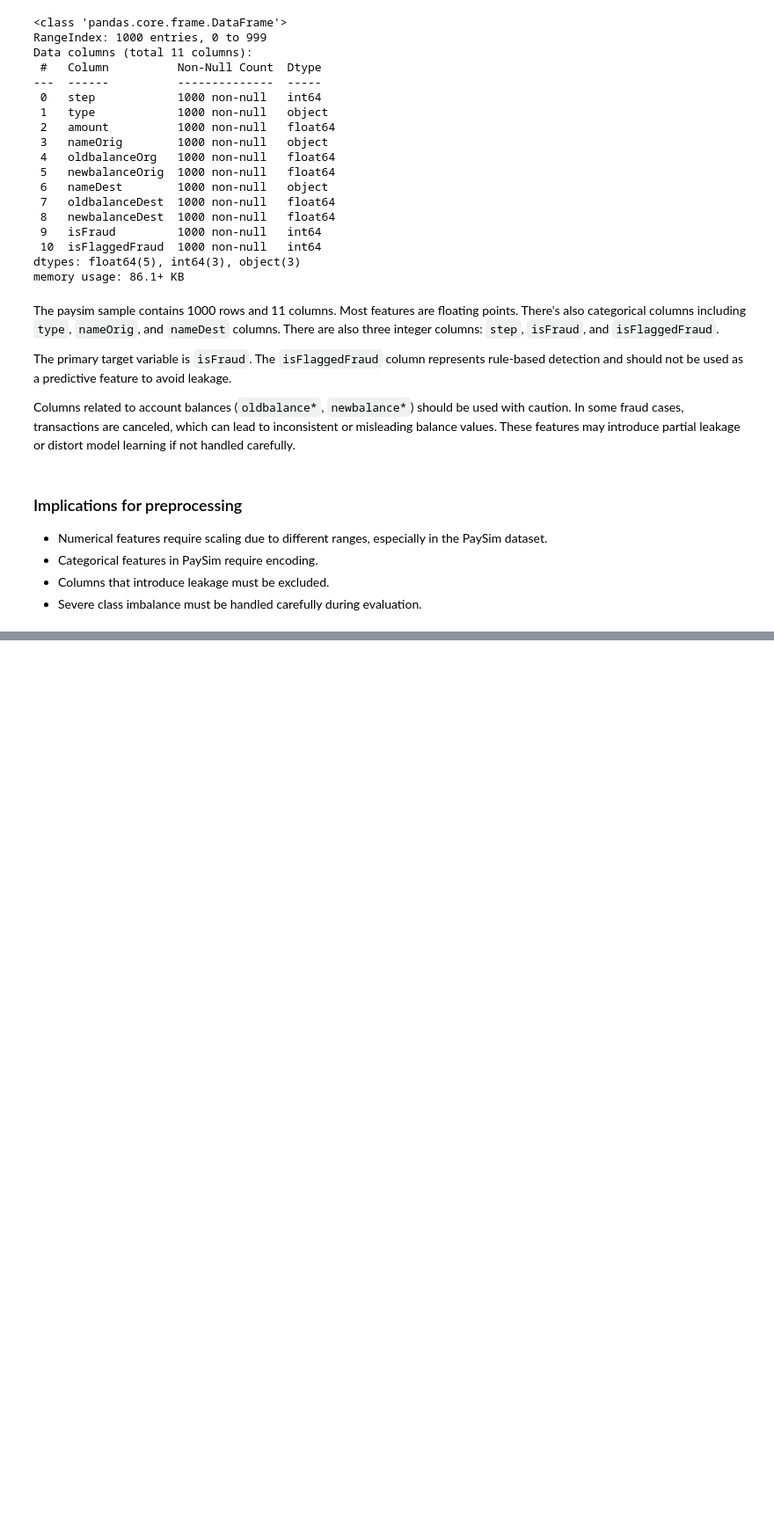
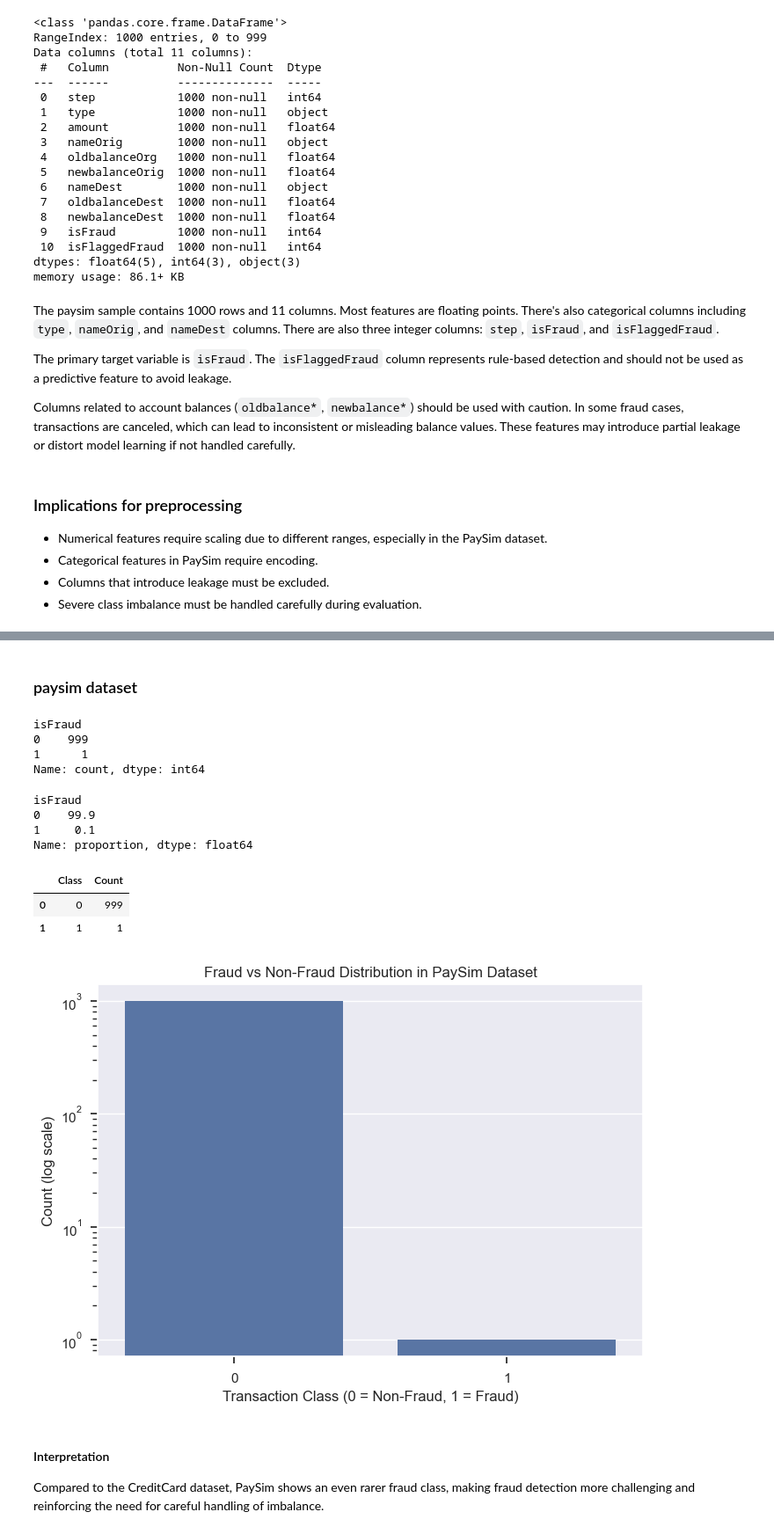
Before and after one commit to thisisehyas/Financial-Fraud-Detection-System, a Jupyter notebook: notebooks/EDA.ipynb, the cells around one changed output, grey strips where cells are left out. Shown at 88% size. Saved outputs shown, nothing was run; the diff lists cells and outputs as text; code cells hidden in the pictures; blank space fills up the shorter version.

```diff
--- a/notebooks/EDA.ipynb
+++ b/notebooks/EDA.ipynb
@@ -96,0 +148,48 @@ Columns related to account balances (`oldbalance*`, `newbalance*`) should be use
+# %% [markdown]
+### paysim dataset
+# %%
+# class frequency in target variable
+class_count = paysim['isFraud'].value_counts()
+class_count
+# %% [output]
+isFraud
+0    999
+1      1
+Name: count, dtype: int64
+# %%
+# percentage of each class in target variable
+paysim['isFraud'].value_counts(normalize=True) * 100
+# %% [output]
+isFraud
+0    99.9
+1     0.1
+Name: proportion, dtype: float64
+# %%
+# create dataframe for plotting
+class_count_df = class_count.reset_index()
+# rename columns
+class_count_df.columns = ['Class', 'Count']
+class_count_df
+# %% [output]
+|  | Class | Count |
+| 0 | 0 | 999 |
+| 1 | 1 | 1 |
+# %%
+# plotting class distribution
+sns.barplot(
+    x='Class',
+    y='Count',
+    data=class_count_df
+)
+
+plt.yscale('log')
+plt.title('Fraud vs Non-Fraud Distribution in PaySim Dataset')
+plt.xlabel("Transaction Class (0 = Non-Fraud, 1 = Fraud)")
+plt.ylabel("Count (log scale)")
+
+plt.show()
+# %% [output]
+[figure, added]
+# %% [markdown]
+#### Interpretation
+Compared to the CreditCard dataset, PaySim shows an even rarer fraud class, making fraud detection more challenging and reinforcing the need for careful handling of imbalance.
```
Also changed, not shown: parts of 7 cells of this notebook.
